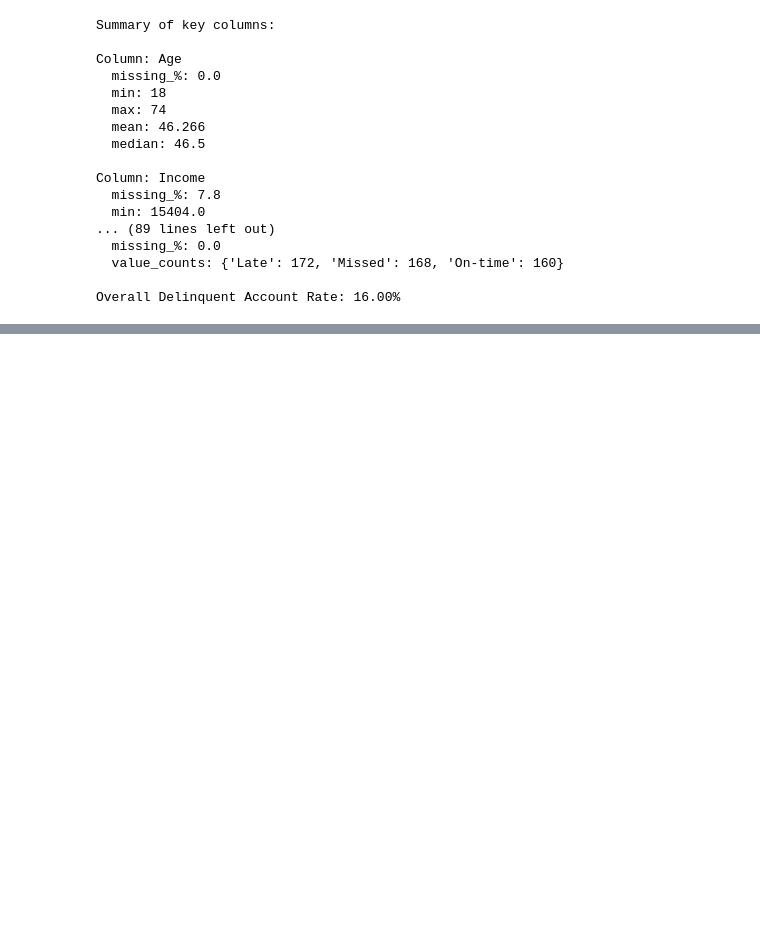
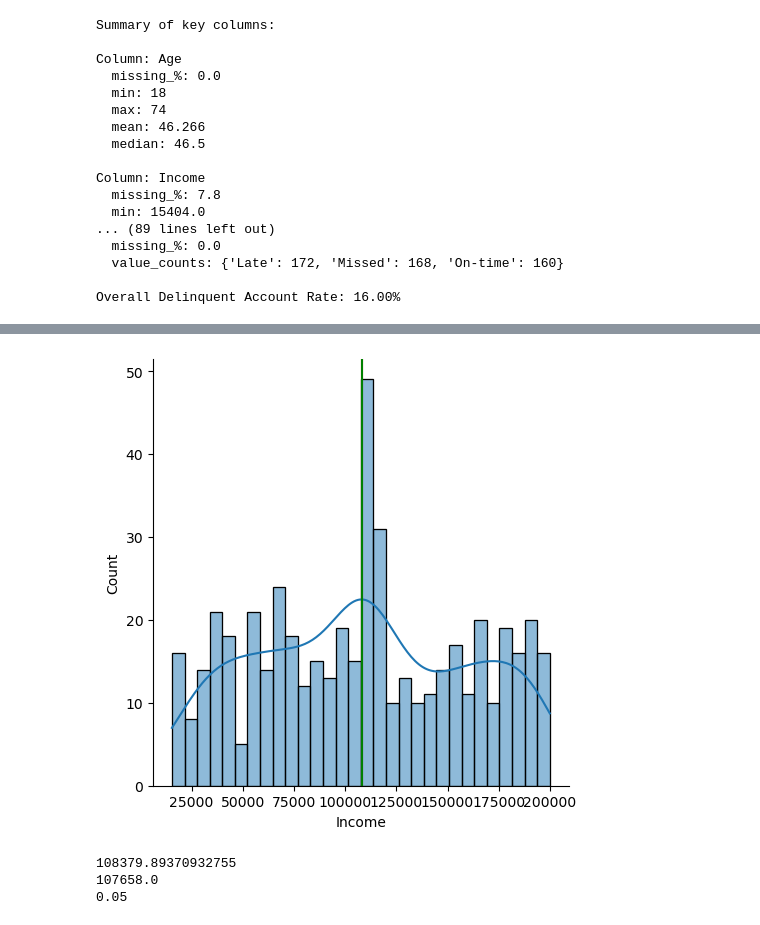
Before and after one commit to shrikant-DS/Geldiums_delinquency_risk_assessment, a Jupyter notebook: Geldiums_EDA.ipynb, the cells around one changed output, grey strips where cells are left out. Saved outputs shown, nothing was run; the diff lists cells and outputs as text; code cells hidden in the pictures; blank space fills up the shorter version.

```diff
--- a/Geldiums_EDA.ipynb
+++ b/Geldiums_EDA.ipynb
@@ -150,0 +177,15 @@ Overall Delinquent Account Rate: 16.00%
+# %%
+sns.displot(df['Income'], bins=30, kde=True)
+plt.axvline(df['Income'].mean(), color= 'r')
+plt.axvline(df['Income'].median(), color= 'g')
+plt.show()
+# %% [output]
+[figure, added]
+# %%
+print(df['Income'].mean())
+print(df['Income'].median())
+print(df['Income'].skew().round(2))
+# %% [output]
+108379.89370932755
+107658.0
+0.05
```
Also changed, not shown: parts of 14 cells of this notebook.
